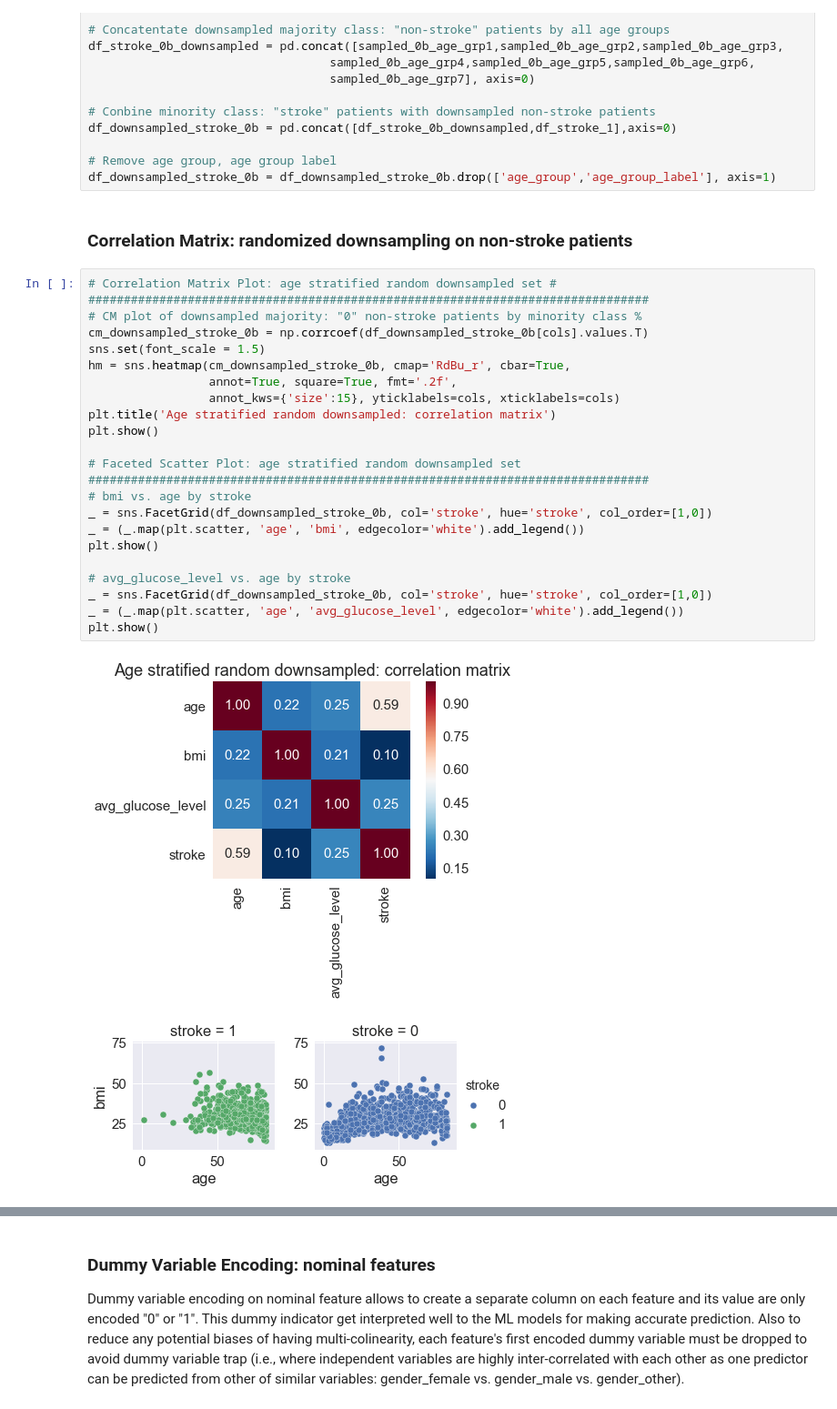
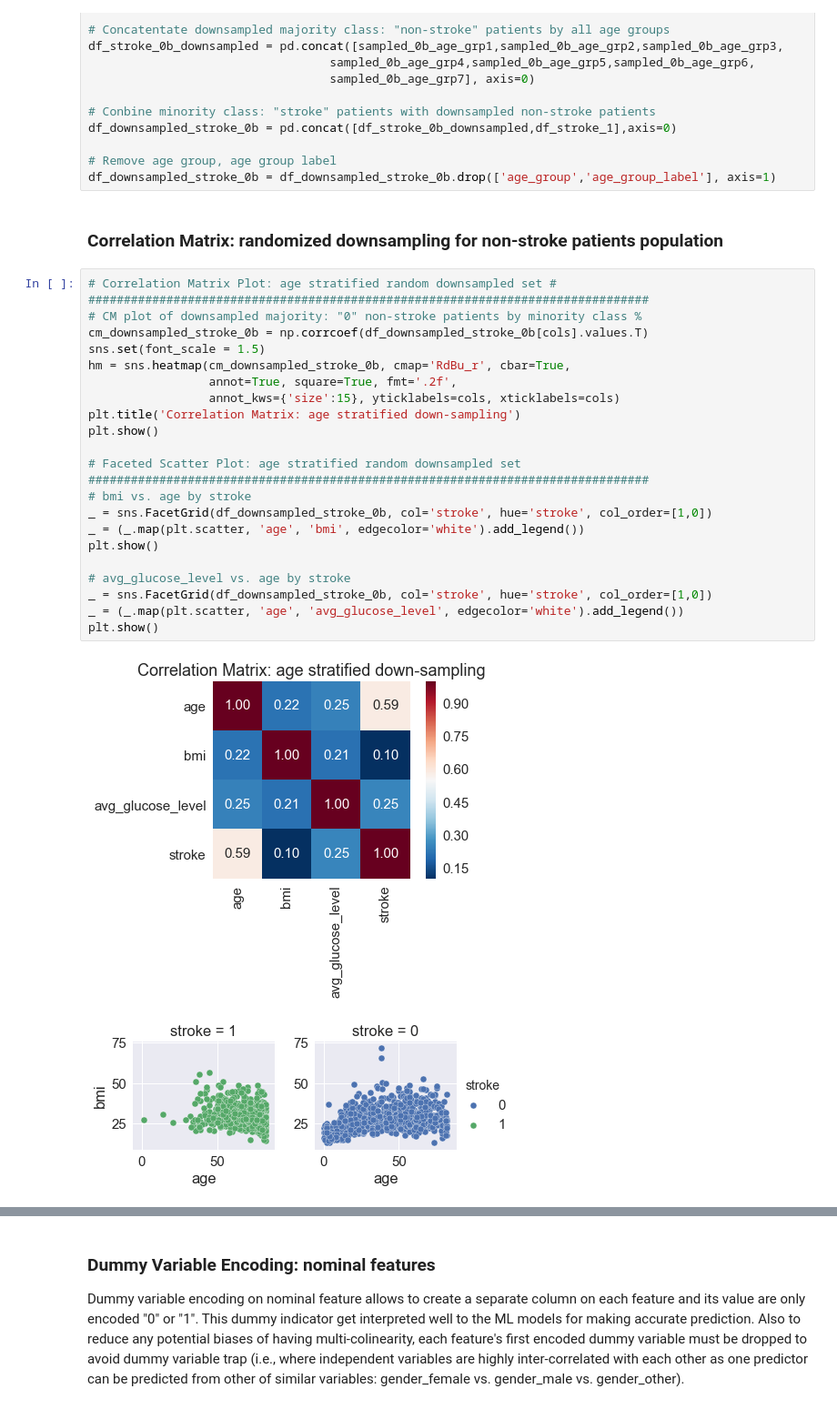
Before and after one commit to emgoh/capstone, a Jupyter notebook: capstone_codes/cp_stroke_tidy_notebook.ipynb, the cells around one changed output, grey strips where cells are left out. Shown at 91% size. Drawn from its saved outputs; the diff is of its cells as text.

```diff
--- a/capstone_codes/cp_stroke_tidy_notebook.ipynb
+++ b/capstone_codes/cp_stroke_tidy_notebook.ipynb
@@ -757,32 +822,32 @@ df_downsampled_stroke_0b = pd.concat([df_stroke_0b_downsampled,df_stroke_1],axis
 # Remove age group, age group label
 df_downsampled_stroke_0b = df_downsampled_stroke_0b.drop(['age_group','age_group_label'], axis=1)
 # %% [markdown]
-### Correlation Matrix: randomized downsampling on non-stroke patients ###
+### Correlation Matrix: randomized downsampling for non-stroke patients population ###
 # %%
 # Correlation Matrix Plot: age stratified random downsampled set #
 ###############################################################################
 # CM plot of downsampled majority: "0" non-stroke patients by minority class %
 cm_downsampled_stroke_0b = np.corrcoef(df_downsampled_stroke_0b[cols].values.T)
 sns.set(font_scale = 1.5)
 hm = sns.heatmap(cm_downsampled_stroke_0b, cmap='RdBu_r', cbar=True,
                  annot=True, square=True, fmt='.2f',
                  annot_kws={'size':15}, yticklabels=cols, xticklabels=cols)
-plt.title('Age stratified random downsampled: correlation matrix')
+plt.title('Correlation Matrix: age stratified down-sampling')
 plt.show()
 
 # Faceted Scatter Plot: age stratified random downsampled set
 ###############################################################################
 # bmi vs. age by stroke
 _ = sns.FacetGrid(df_downsampled_stroke_0b, col='stroke', hue='stroke', col_order=[1,0])
 _ = (_.map(plt.scatter, 'age', 'bmi', edgecolor='white').add_legend())
 plt.show()
 
 # avg_glucose_level vs. age by stroke
 _ = sns.FacetGrid(df_downsampled_stroke_0b, col='stroke', hue='stroke', col_order=[1,0])
 _ = (_.map(plt.scatter, 'age', 'avg_glucose_level', edgecolor='white').add_legend())
 plt.show()
 # %% [output]
-[figure, old version]
+[figure, new version]
 [figure]
 [figure]
 # %% [markdown]
```
Also changed, not shown: parts of 59 cells of this notebook.
